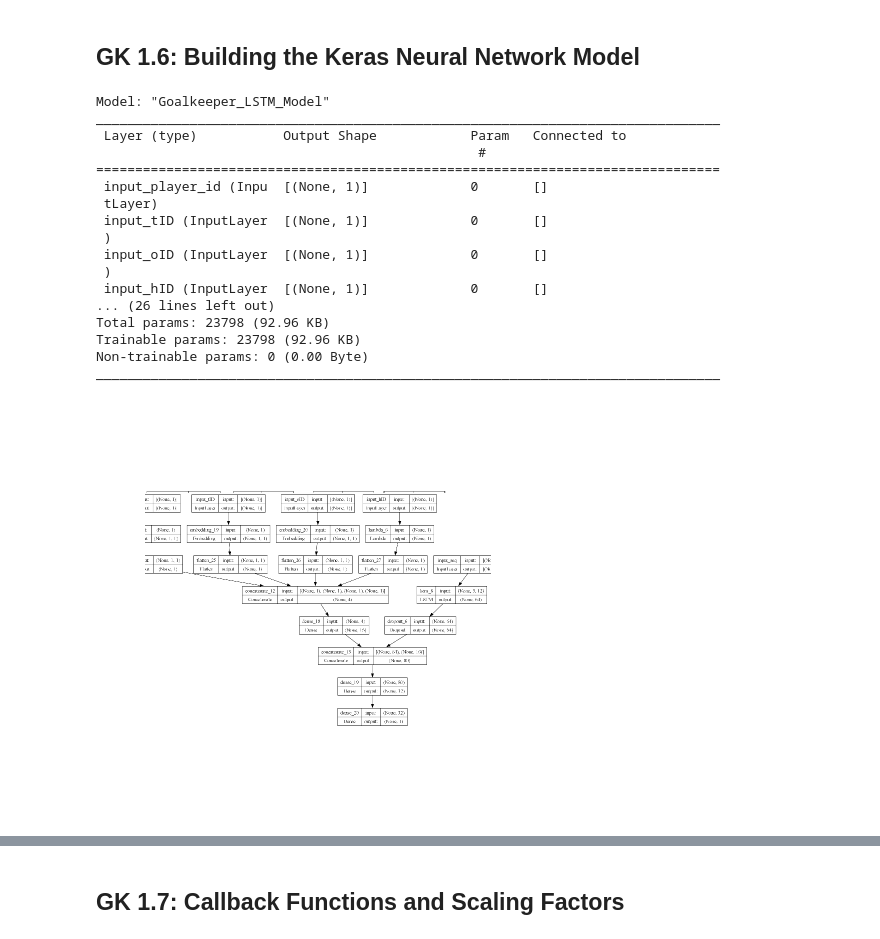
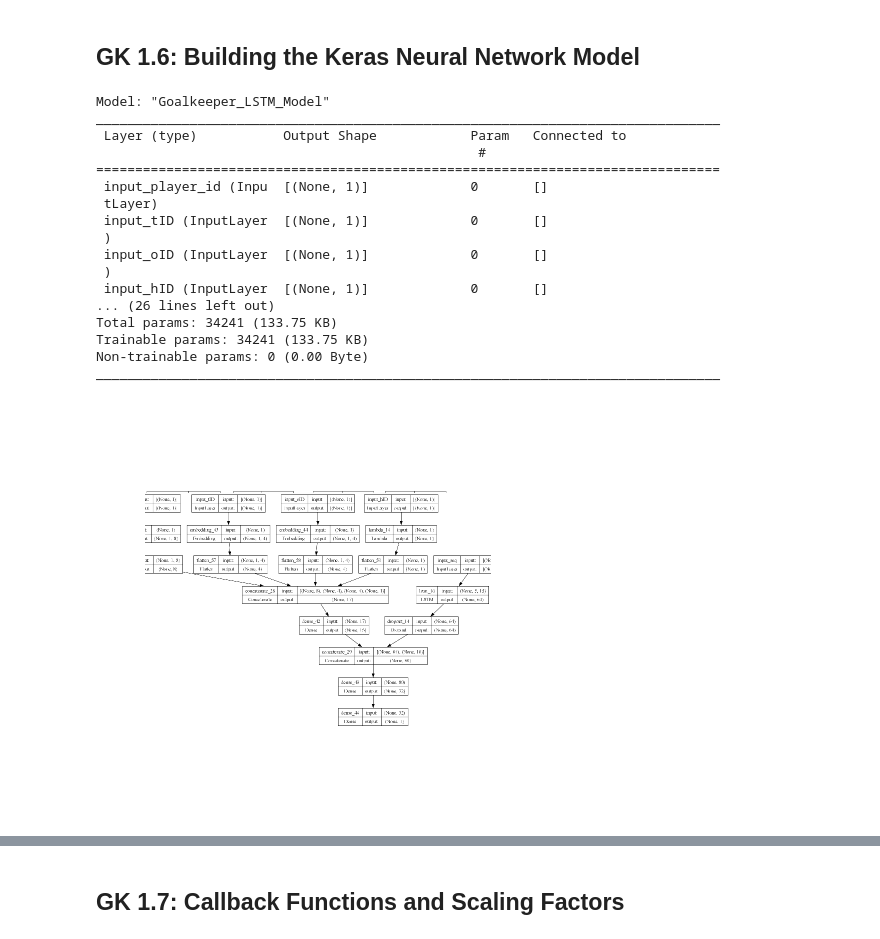
Before and after one commit to Nysgjerrigper/MSc-BusAdm-25-EBA-PAM, a Jupyter notebook: R Forecast/prognose-modell (16).ipynb, the cells around one changed output, grey strips where cells are left out. Saved outputs shown, nothing was run; the diff lists cells and outputs as text; code cells hidden in the pictures.

```diff
--- a/R Forecast/prognose-modell (16).ipynb
+++ b/R Forecast/prognose-modell (16).ipynb
@@ -58,11 +58,11 @@ tf.Tensor(b'Hello, TensorFlow!', shape=(), dtype=string)
 # %%
 # Global user inputs ----
 # Trainingsplit : in-sample <= split_gw < out-of-sample
-split_gw <- 38+38
+split_gw <- 38
 
 # LSTM
-epoker <- 15
-vindu <- 3
+epoker <- 10
+vindu <- 5
 
 #Metrics for LSTM Models. Alle fungerer ikke fordi noen er for keras 3 eller heter noe annet som jeg ikke finner
 metrics_regression <- c(
@@ -79,9 +79,6 @@ antall_uker <- 7
 # Til patience epoker i callback.
 # Altså hvor mange epoker skal den vente før den slutter å trene modellen og gå tilbake til siste beste
 num_patience <- 5
-
-# Decided embedding dimensions for pos.6 Building the Model
-num_embedding_dimension <- 1
 # %% [markdown]
 # Fetch data and prelim data manipulation
 # %%
@@ -677,7 +705,9 @@ num_players   <- max(gk$player_id)
 num_teams     <- max(gk$tID)
 num_opponents <- max(gk$oID)
 
-embedding_dimension <- num_embedding_dimension  # Embedding dimension
+embedding_dimension_player_id <- 8
+embedding_dimension_team_id <- 4
+embedding_dimension_opponent_id <- 4
 
 # Create input layers for current categorical values
 input_player_id <- layer_input(shape = c(1), dtype = "int32", name = "input_player_id")
@@ -686,13 +716,13 @@ input_oID <- layer_input(shape = c(1), dtype = "int32", name = "input_oID")
 input_hID <- layer_input(shape = c(1), dtype = "int32", name = "input_hID")
 
 embedding_player_id <- input_player_id %>%
-  layer_embedding(input_dim = num_players + 1, output_dim = embedding_dimension, mask_zero = TRUE) %>%
+  layer_embedding(input_dim = num_players + 1, output_dim = embedding_dimension_player_id, mask_zero = TRUE) %>%
   layer_flatten()
 embedding_tID <- input_tID %>%
-  layer_embedding(input_dim = num_teams + 1, output_dim = embedding_dimension, mask_zero = TRUE) %>%
+  layer_embedding(input_dim = num_teams + 1, output_dim = embedding_dimension_team_id, mask_zero = TRUE) %>%
   layer_flatten()
 embedding_oID <- input_oID %>%
-  layer_embedding(input_dim = num_opponents + 1, output_dim = embedding_dimension, mask_zero = TRUE) %>%
+  layer_embedding(input_dim = num_opponents + 1, output_dim = embedding_dimension_opponent_id, mask_zero = TRUE) %>%
   layer_flatten()
 # For hID, convert to float32 to match types
 input_hID_flat <- input_hID %>%
@@ -739,36 +769,36 @@ keras_python$utils$plot_model(
   to_file = "keras-model-gk.png",
   show_shapes = TRUE,  # Set to TRUE to see tensor shapes
   show_dtype = FALSE,
   show_layer_names = TRUE,
   rankdir = "TB",      # "TB" (top to bottom) or "LR" (left to right)
   expand_nested = FALSE,
   dpi = 200,
   show_layer_activations = FALSE
 )
 
 # Display the image in R
 library(png) # or library(png) depending on your output format
 img <- readPNG("keras-model-gk.png") # or readJPEG for jpeg format
 grid::grid.raster(img)
 # %% [output]
 Model: "Goalkeeper_LSTM_Model"
 ________________________________________________________________________________
  Layer (type)           Output Shape            Param   Connected to
                                                  #
 ================================================================================
  input_player_id (Inpu  [(None, 1)]             0       []
  tLayer)
  input_tID (InputLayer  [(None, 1)]             0       []
  )
  input_oID (InputLayer  [(None, 1)]             0       []
  )
  input_hID (InputLayer  [(None, 1)]             0       []
 ... (26 lines left out)
-Total params: 23798 (92.96 KB)
-Trainable params: 23798 (92.96 KB)
+Total params: 34241 (133.75 KB)
+Trainable params: 34241 (133.75 KB)
 Non-trainable params: 0 (0.00 Byte)
 ________________________________________________________________________________
-[figure, old version]
+[figure, new version]
 # %% [markdown]
 ## GK 1.7 Short explaination
 
```
Also changed, not shown: parts of 50 cells of this notebook, 38 other files.
